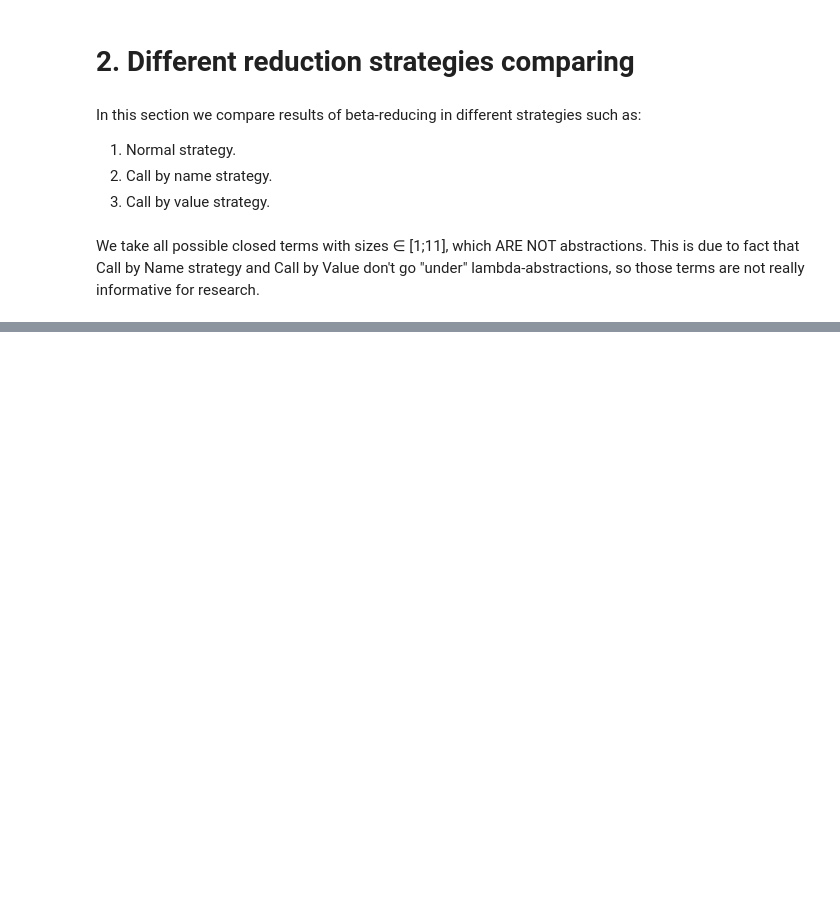
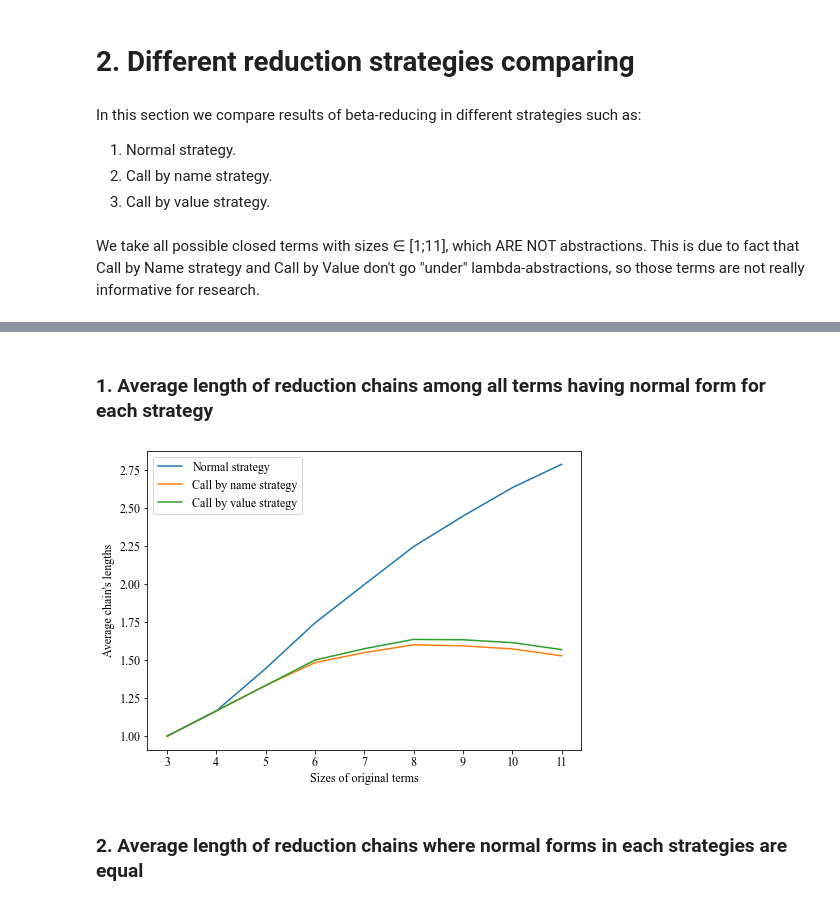
Before and after one commit to OganyanRV/Lambda-calculus-interpreter, a Jupyter notebook: experiment/article/article_experiments_visualise.ipynb, the cells around one changed output, grey strips where cells are left out. Cells and saved outputs as stored; diff of their text form; code cells hidden in the pictures; blank space fills up the shorter version.

```diff
--- a/experiment/article/article_experiments_visualise.ipynb
+++ b/experiment/article/article_experiments_visualise.ipynb
@@ -854,7 +325,0 @@ draw_and_save_with_y_eq_x(average_maxsize_notinnf,
-# %%
-max_maxsize_notinnf = np.zeros(shape = len(normal_forms_df['size_of_term'].unique()), dtype=float)
-
-for term_size in normal_forms_df['size_of_term'].unique():
-    max_maxsize_notinnf[term_size - 1] = np.max(normal_forms_df[(normal_forms_df['size_of_term'] == term_size) &
-                                                  (normal_forms_df['has_normal_form'] == True)
-                                                                         &(normal_forms_df['steps_count'] != 0)]['size_biggest_term_in_steps'])
@@ -938,10 +325,0 @@ draw_and_save_one_line_graph2_points(size_ratio_full_notinnf[2:],
-# %%
-cnt_to_skip = 4
-precent_increasing_full = np.zeros(shape = len(normal_forms_df['size_of_term'].unique())- cnt_to_skip, dtype=float)
-
-for term_size in range(cnt_to_skip, len(normal_forms_df['size_of_term'].unique())):
-    precent_increasing_full[term_size - cnt_to_skip] = (normal_forms_df[(normal_forms_df['size_of_term'] == term_size + 1) &
-                                                  (normal_forms_df['has_normal_form'] == False)
-                                                                         &(normal_forms_df['increasing_reduction'] == True)].shape[0]
-                                             ) / (normal_forms_df[(normal_forms_df['size_of_term'] == term_size + 1) &
-                                                  (normal_forms_df['has_normal_form'] == False)].shape[0])
@@ -959,10 +325,0 @@ precent_cycled_full
-# %%
-
-precent_cycled_full = np.zeros(shape = len(normal_forms_df['size_of_term'].unique()) - cnt_to_skip, dtype=float)
-
-for term_size in range(cnt_to_skip, len(normal_forms_df['size_of_term'].unique())):
-    precent_cycled_full[term_size - cnt_to_skip] = (normal_forms_df[(normal_forms_df['size_of_term'] == term_size + 1) &
-                                                  (normal_forms_df['has_normal_form'] == False)
-                                                                         &(normal_forms_df['cycled_reduction'] == True)].shape[0]
-                                             ) / (normal_forms_df[(normal_forms_df['size_of_term'] == term_size + 1) &
-                                                  (normal_forms_df['has_normal_form'] == False)].shape[0])
@@ -996,0 +326,24 @@ plt.show()
+# %% [markdown]
+### 1. Average length of reduction chains among all terms having normal form for each strategy
+# %%
+average_len_norm = np.zeros(shape = len(norm_df['size_of_term'].unique()), dtype=float)
+average_len_name = np.zeros(shape = len(norm_df['size_of_term'].unique()), dtype=float)
+average_len_val = np.zeros(shape = len(norm_df['size_of_term'].unique()), dtype=float)
+
+for term_size in norm_df['size_of_term'].unique():
+    average_len_norm[term_size - 3] = np.mean(norm_df[(norm_df['size_of_term'] == term_size) &
+                                                  (norm_df['has_normal_form'] == True)]['steps_count'])
+    average_len_name[term_size - 3] = np.mean(name_df[(name_df['size_of_term'] == term_size) &
+                                                  (name_df['has_normal_form'] == True)]['steps_count'])
+    average_len_val[term_size - 3] = np.mean(val_df[(val_df['size_of_term'] == term_size) &
+                                                  (val_df['has_normal_form'] == True)]['steps_count'])
+# %%
+draw_and_save_three_lines_graph(average_len_norm, average_len_name, average_len_val,
+                                 "Sizes of original terms", "Average chain's lengths",
+                             "Average length of reduction chains among all terms having normal form for each strategy",
+                                norm_df['size_of_term'].unique(),
+                               "strategies/Average length of reduction chains among all terms having normal form for each strategy")
+# %% [output]
+[figure, added]
+# %% [markdown]
+### 2. Average length of reduction chains where normal forms in each strategies are equal
```
Also changed, not shown: parts of 141 cells of this notebook, 54 other files.
